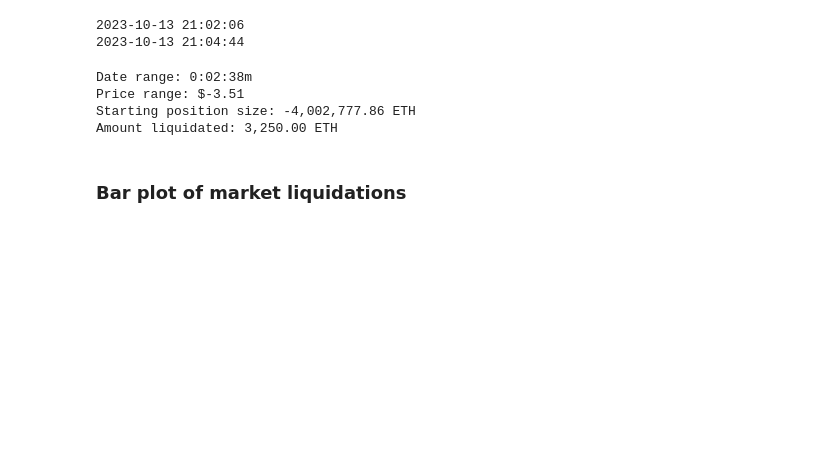
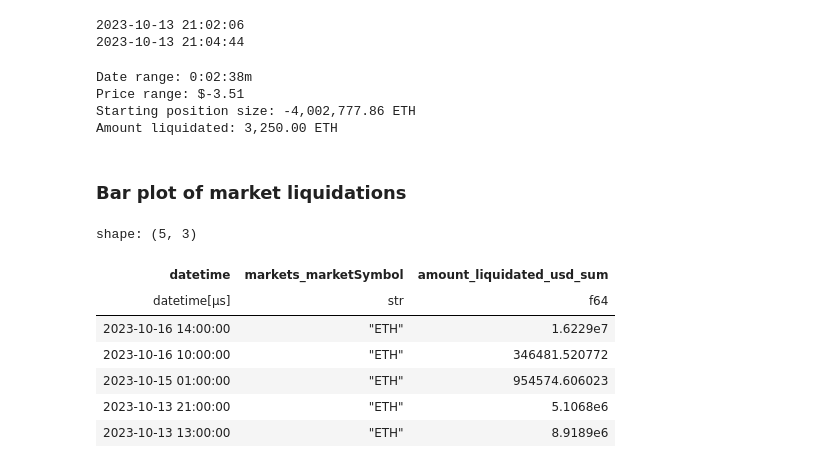
Before and after one commit to Evan-Kim2028/synthetix_v3_analytics, a Jupyter notebook: notebooks/liquidation_tracker.ipynb, the cells around one changed output. Saved outputs shown, nothing was run; the diff lists cells and outputs as text; code cells hidden in the pictures; blank space fills up the shorter version.

```diff
--- a/notebooks/liquidation_tracker.ipynb
+++ b/notebooks/liquidation_tracker.ipynb
@@ -129,3 +132,14 @@ grouped_df = (
 )
+# %%
+grouped_df.sort(by='datetime', descending=True).filter(pl.col('markets_marketSymbol') == "ETH").sort(by='datetime', descending=True)
+# %% [output]
+shape: (5, 3)
+| datetime | markets_marketSymbol | amount_liquidated_usd_sum |
+| datetime[μs] | str | f64 |
+| 2023-10-16 14:00:00 | "ETH" | 1.6229e7 |
+| 2023-10-16 10:00:00 | "ETH" | 346481.520772 |
+| 2023-10-15 01:00:00 | "ETH" | 954574.606023 |
+| 2023-10-13 21:00:00 | "ETH" | 5.1068e6 |
+| 2023-10-13 13:00:00 | "ETH" | 8.9189e6 |
 # %%
 # Pivot the DataFrame to create a stacked bar plot
```
Also changed, not shown: parts of 8 cells of this notebook.
